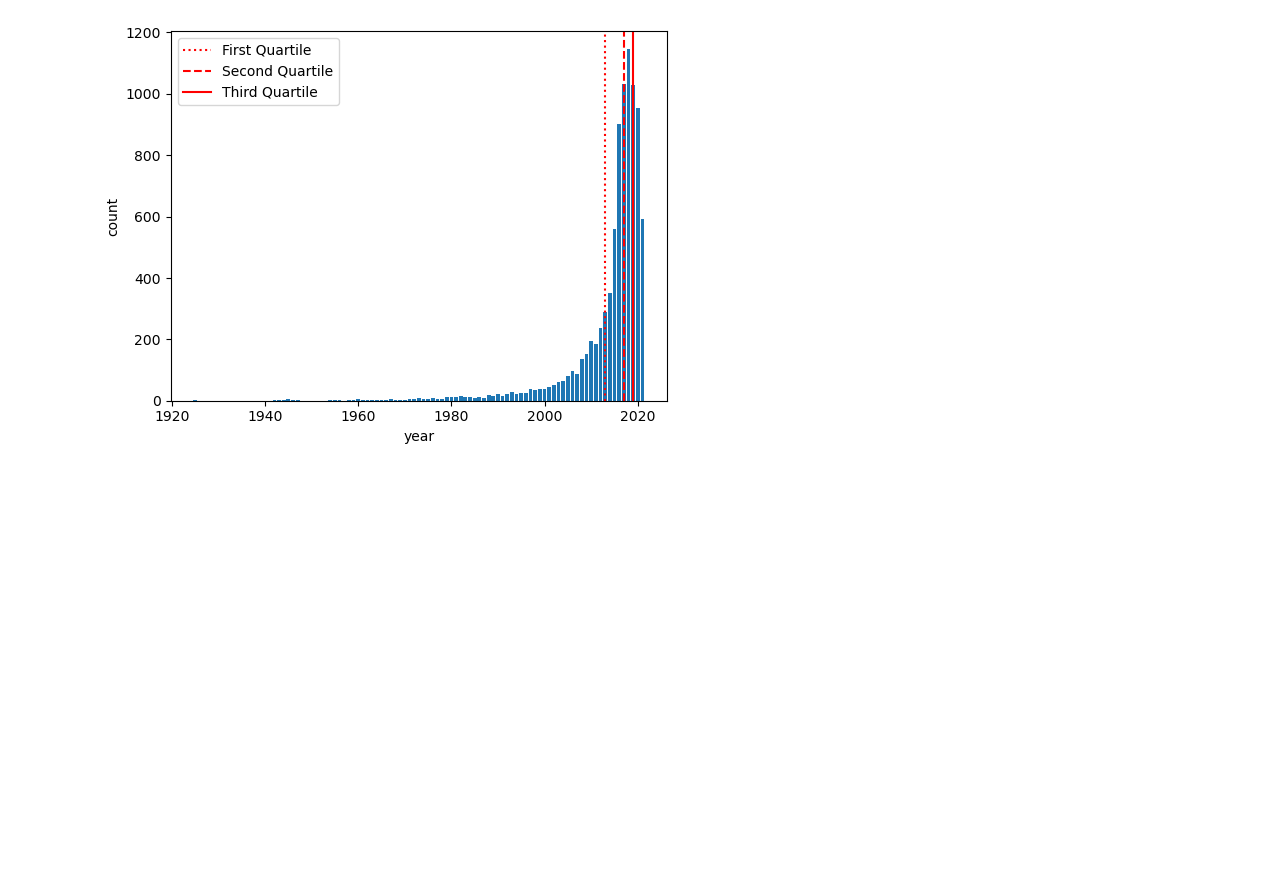
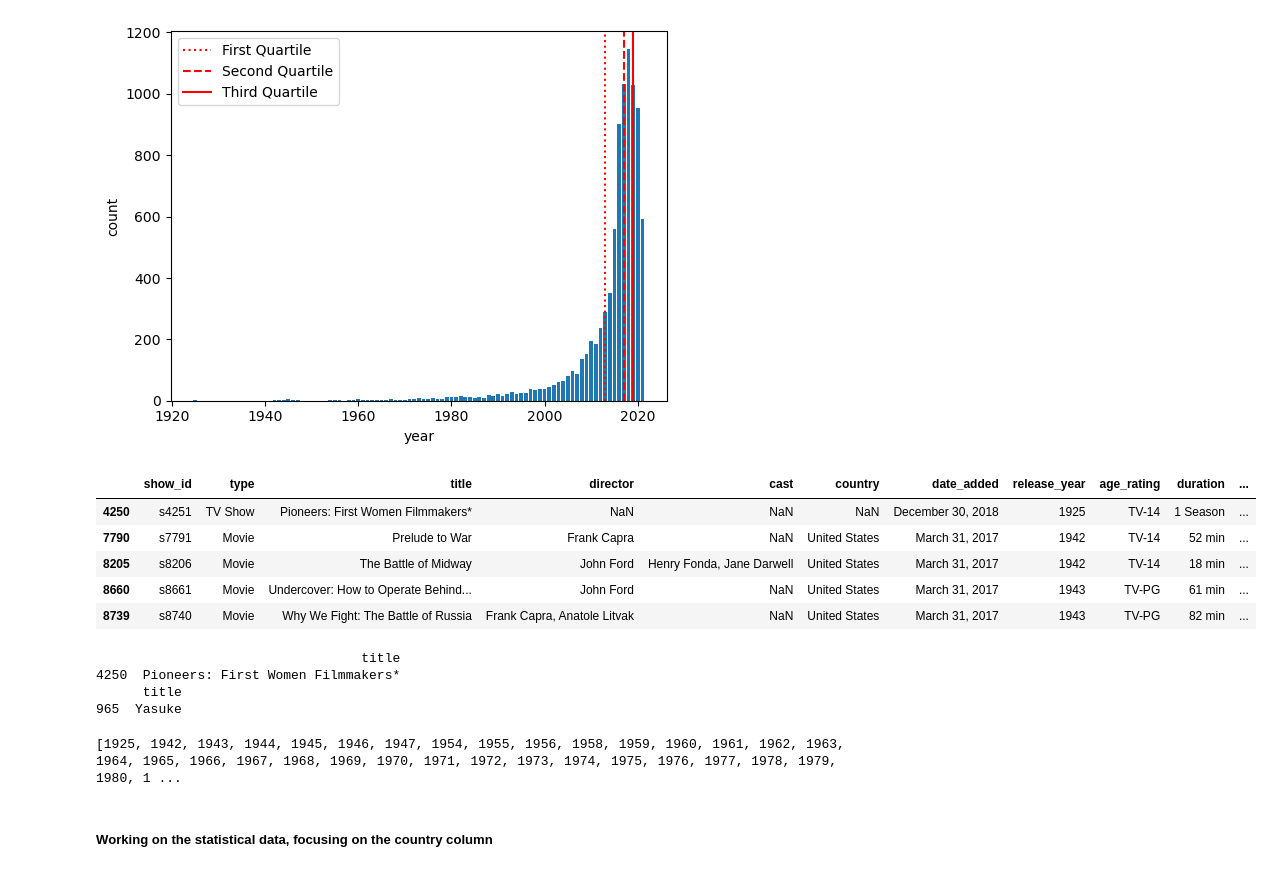
Before and after one commit to andrewkim1234/Netflix-Dataset-Project, a Jupyter notebook: Python Netflix Dataset.ipynb, the cells around one changed output. Cells and saved outputs as stored; diff of their text form; code cells hidden in the pictures; blank space fills up the shorter version.

Commit message:
Finished with release year column

```diff
--- a/Python Netflix Dataset.ipynb
+++ b/Python Netflix Dataset.ipynb
@@ -218,0 +217,38 @@ netflix_data[release]
+# %%
+# figure out how to get the title of the movie/show in the mix and max release date and return it
+netflix_data = netflix_data.sort_values(by = "release_year")
+netflix_data.head()
+# %% [output]
+|  | show_id | type | title | director | cast | country | date_added | release_year | age_rating | duration | ... |
+| 4250 | s4251 | TV Show | Pioneers: First Women Filmmakers* | NaN | NaN | NaN | December 30, 2018 | 1925 | TV-14 | 1 Season | ... |
+| 7790 | s7791 | Movie | Prelude to War | Frank Capra | NaN | United States | March 31, 2017 | 1942 | TV-14 | 52 min | ... |
+| 8205 | s8206 | Movie | The Battle of Midway | John Ford | Henry Fonda, Jane Darwell | United States | March 31, 2017 | 1942 | TV-14 | 18 min | ... |
+| 8660 | s8661 | Movie | Undercover: How to Operate Behind... | John Ford | NaN | United States | March 31, 2017 | 1943 | TV-PG | 61 min | ... |
+| 8739 | s8740 | Movie | Why We Fight: The Battle of Russia | Frank Capra, Anatole Litvak | NaN | United States | March 31, 2017 | 1943 | TV-PG | 82 min | ... |
+# %%
+earliest_netflix_title = netflix_data.iloc[[0], [2]]
+latest_netflix_title = netflix_data.iloc[[-1], [2]]
+print(earliest_netflix_title)
+print(latest_netflix_title)
+#if the user wanted to watch the earliest or latest show released on netflix then they can look at this data to find the show name
+# %% [output]
+                                  title
+4250  Pioneers: First Women Filmmakers*
+      title
+965  Yasuke
+# %%
+years = []
+for i in netflix_data["release_year"]:
+    if i in years:
+        continue
+    else:
+        years.append(i)
+
+print(years)
+
+#here we can just go through the years and see which were not included in this dataset. We can take note that as the years come closer to our
+#current age the years do not tend to skip but rather goes on as years + 1. This is because movies are more mass produced now more than ever.
+# %% [output]
+[1925, 1942, 1943, 1944, 1945, 1946, 1947, 1954, 1955, 1956, 1958, 1959, 1960, 1961, 1962, 1963, 1964, 1965, 1966, 1967, 1968, 1969, 1970, 1971, 1972, 1973, 1974, 1975, 1976, 1977, 1978, 1979, 1980, 1 ...
+# %% [markdown]
+##### Working on the statistical data, focusing on the country column
```
Also changed, not shown: parts of 2 cells of this notebook.
